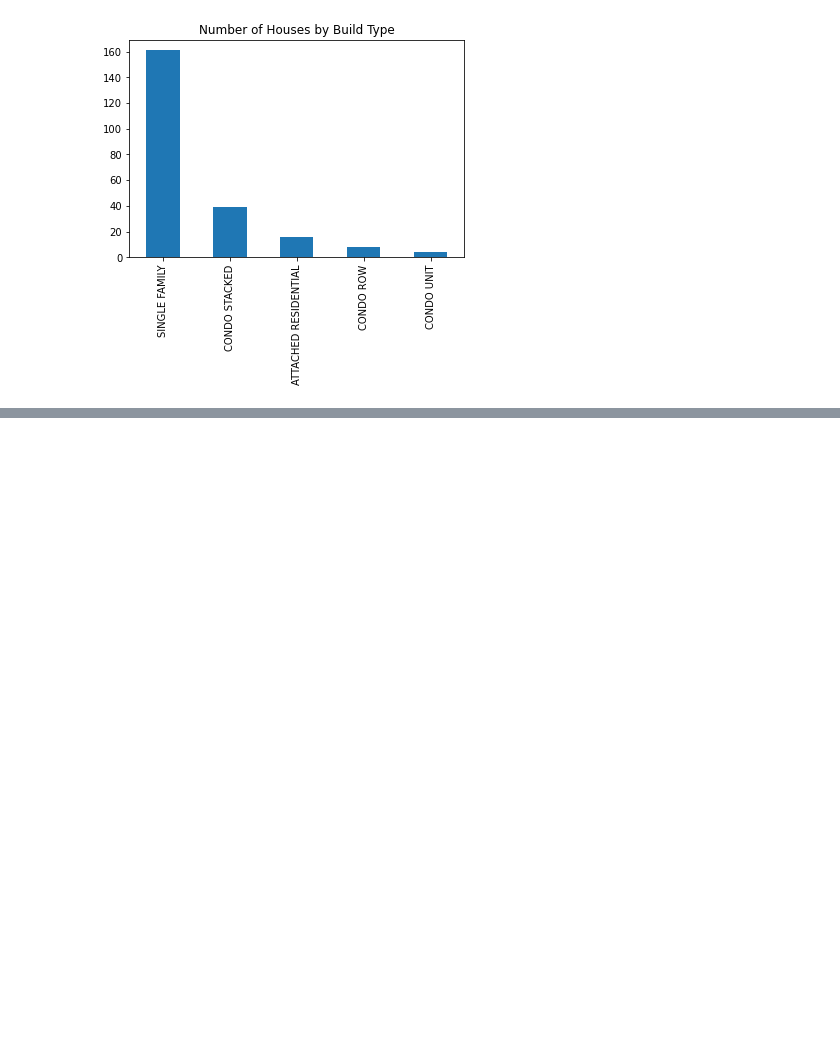
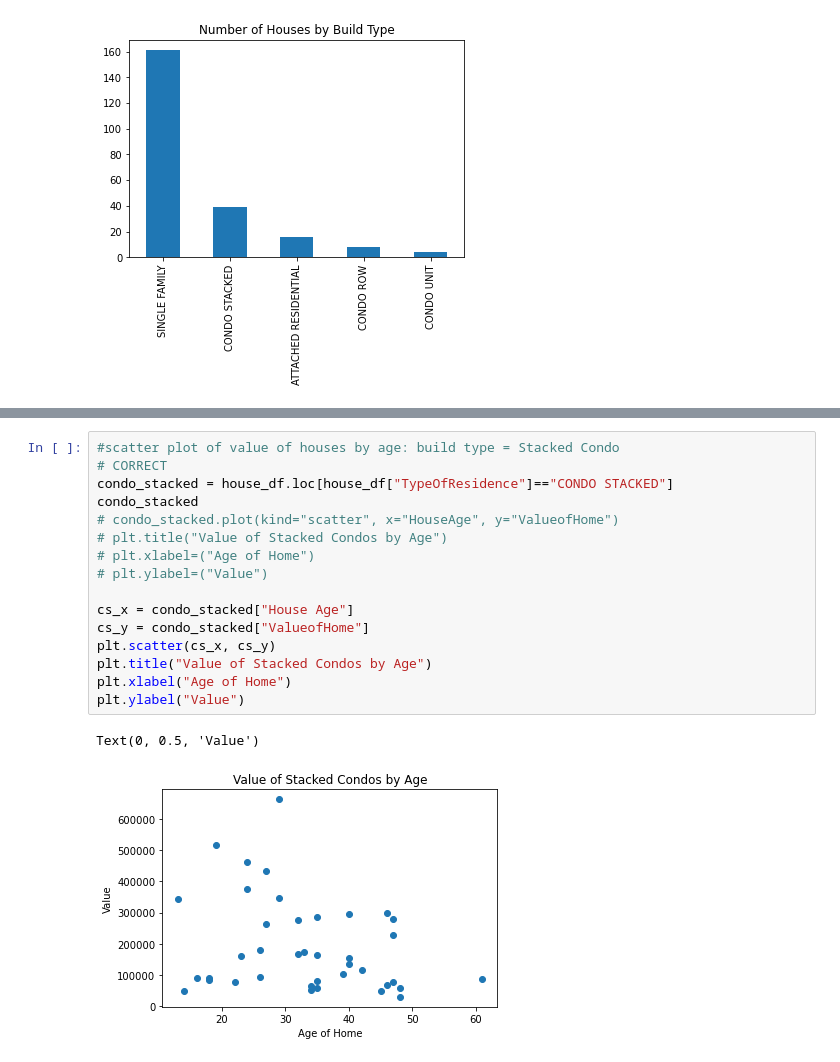
Before and after one commit to ajwu100/GROUP-9-PROJECT-1, a Jupyter notebook: house_attributes.ipynb, the cells around one changed output, grey strips where cells are left out. Saved outputs shown, nothing was run; the diff lists cells and outputs as text; blank space fills up the shorter version.

```diff
--- a/house_attributes.ipynb
+++ b/house_attributes.ipynb
@@ -70,0 +117,19 @@ plt.ylabel = ("Value")
+# %%
+#scatter plot of value of houses by age: build type = Stacked Condo
+# CORRECT
+condo_stacked = house_df.loc[house_df["TypeOfResidence"]=="CONDO STACKED"]
+condo_stacked
+# condo_stacked.plot(kind="scatter", x="HouseAge", y="ValueofHome")
+# plt.title("Value of Stacked Condos by Age")
+# plt.xlabel=("Age of Home")
+# plt.ylabel=("Value")
+
+cs_x = condo_stacked["House Age"]
+cs_y = condo_stacked["ValueofHome"]
+plt.scatter(cs_x, cs_y)
+plt.title("Value of Stacked Condos by Age")
+plt.xlabel("Age of Home")
+plt.ylabel("Value")
+# %% [output]
+Text(0, 0.5, 'Value')
+[figure, added]
```
Also changed, not shown: parts of 15 cells of this notebook, 1 other file.
